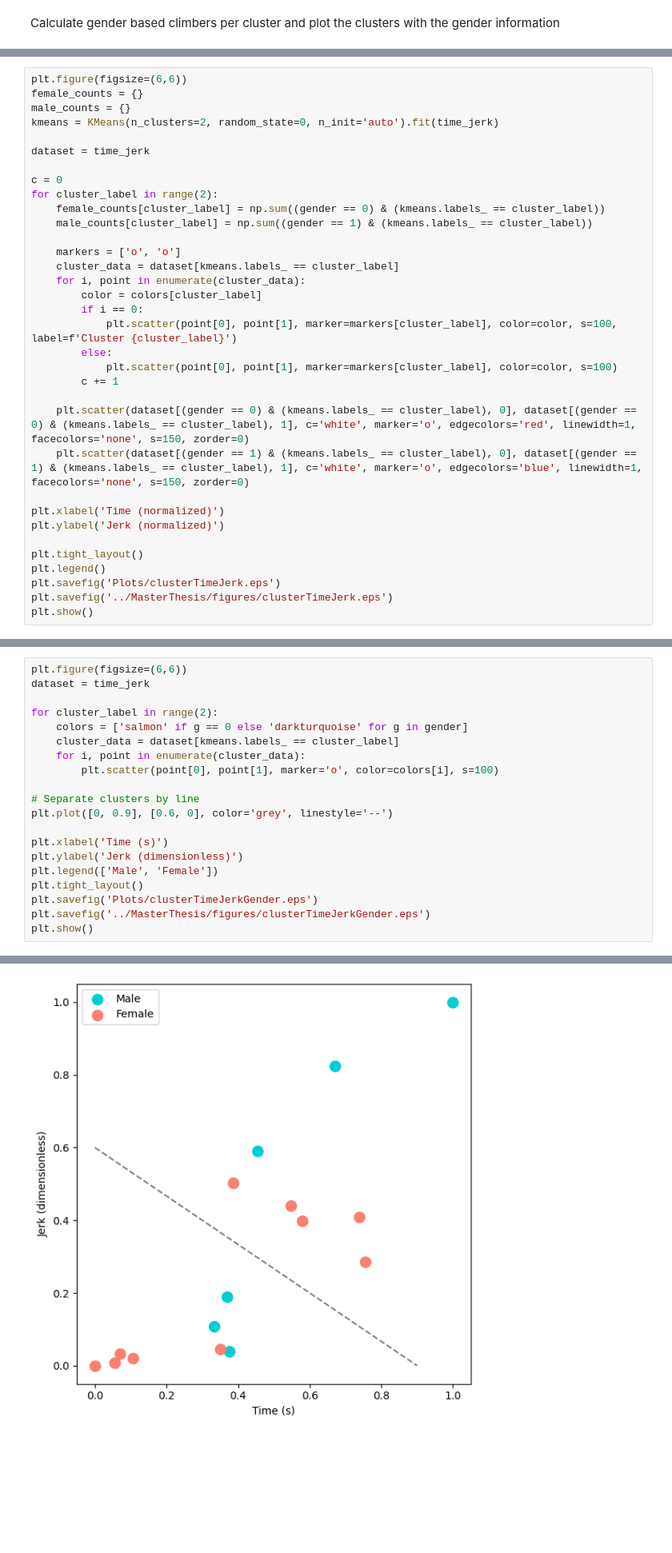
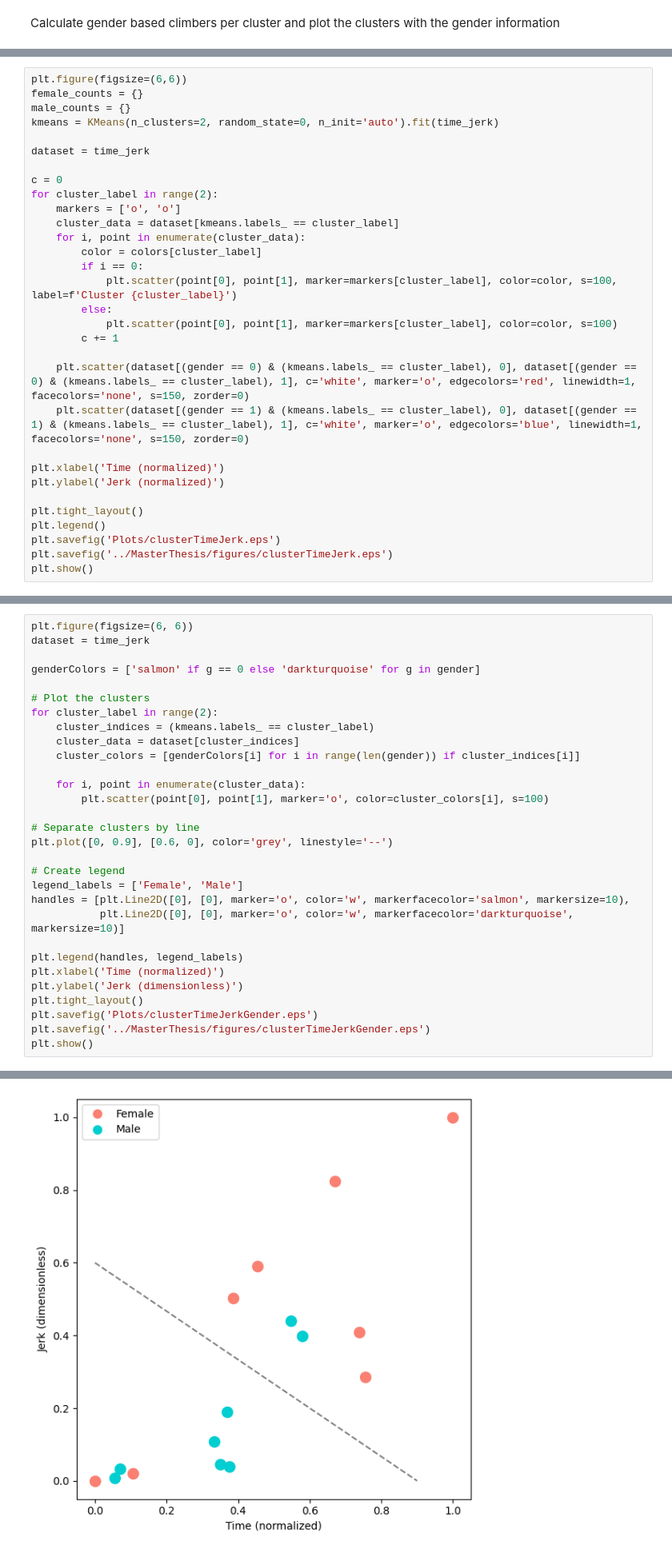
Before and after one commit to doertiboy/MasterStudy, a Jupyter notebook: 03_Clustering.ipynb, the cells around one changed output, grey strips where cells are left out. Shown at 80% size. Saved outputs shown, nothing was run; the diff lists cells and outputs as text; blank space fills up the shorter version.

```diff
--- a/03_Clustering.ipynb
+++ b/03_Clustering.ipynb
@@ -155,9 +156,6 @@ dataset = time_jerk
 
 c = 0
 for cluster_label in range(2):
-    female_counts[cluster_label] = np.sum((gender == 0) & (kmeans.labels_ == cluster_label))
-    male_counts[cluster_label] = np.sum((gender == 1) & (kmeans.labels_ == cluster_label))
-
     markers = ['o', 'o']
     cluster_data = dataset[kmeans.labels_ == cluster_label]
     for i, point in enumerate(cluster_data):
@@ -246,24 +229,34 @@ plt.show()
 # %%
-plt.figure(figsize=(6,6))
+plt.figure(figsize=(6, 6))
 dataset = time_jerk
 
+genderColors = ['salmon' if g == 0 else 'darkturquoise' for g in gender]
+
+# Plot the clusters
 for cluster_label in range(2):
-    colors = ['salmon' if g == 0 else 'darkturquoise' for g in gender]
-    cluster_data = dataset[kmeans.labels_ == cluster_label]
+    cluster_indices = (kmeans.labels_ == cluster_label)
+    cluster_data = dataset[cluster_indices]
+    cluster_colors = [genderColors[i] for i in range(len(gender)) if cluster_indices[i]]
+
     for i, point in enumerate(cluster_data):
-        plt.scatter(point[0], point[1], marker='o', color=colors[i], s=100)
+        plt.scatter(point[0], point[1], marker='o', color=cluster_colors[i], s=100)
 
 # Separate clusters by line
 plt.plot([0, 0.9], [0.6, 0], color='grey', linestyle='--')
 
-plt.xlabel('Time (s)')
+# Create legend
+legend_labels = ['Female', 'Male']
+handles = [plt.Line2D([0], [0], marker='o', color='w', markerfacecolor='salmon', markersize=10),
+           plt.Line2D([0], [0], marker='o', color='w', markerfacecolor='darkturquoise', markersize=10)]
+
+plt.legend(handles, legend_labels)
+plt.xlabel('Time (normalized)')
 plt.ylabel('Jerk (dimensionless)')
-plt.legend(['Male', 'Female'])
 plt.tight_layout()
 plt.savefig('Plots/clusterTimeJerkGender.eps')
 plt.savefig('../MasterThesis/figures/clusterTimeJerkGender.eps')
 plt.show()
 # %% [output]
 The PostScript backend does not support transparency; partially transparent artists will be rendered opaque.
 The PostScript backend does not support transparency; partially transparent artists will be rendered opaque.
-[figure, old version]
+[figure, new version]
```
Also changed, not shown: parts of 14 cells of this notebook, 8 other files.
